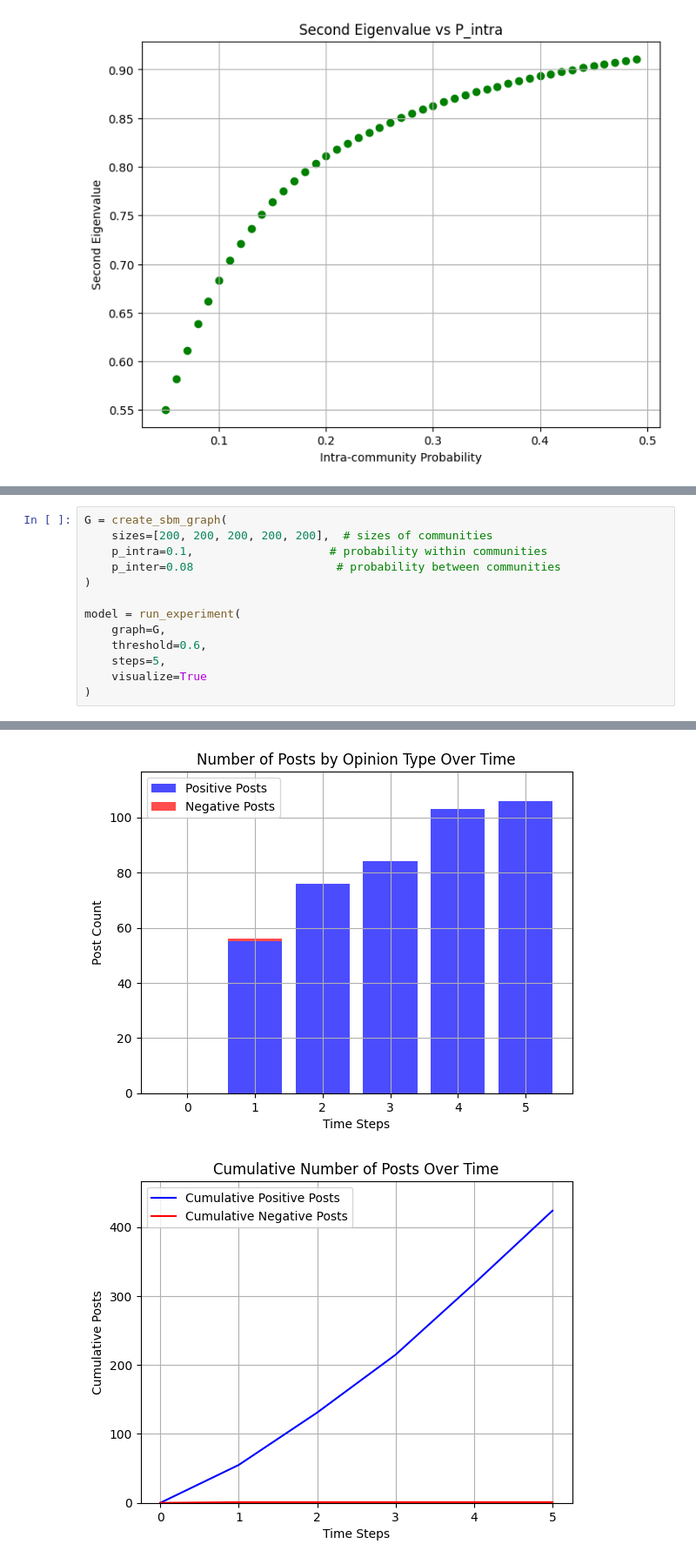
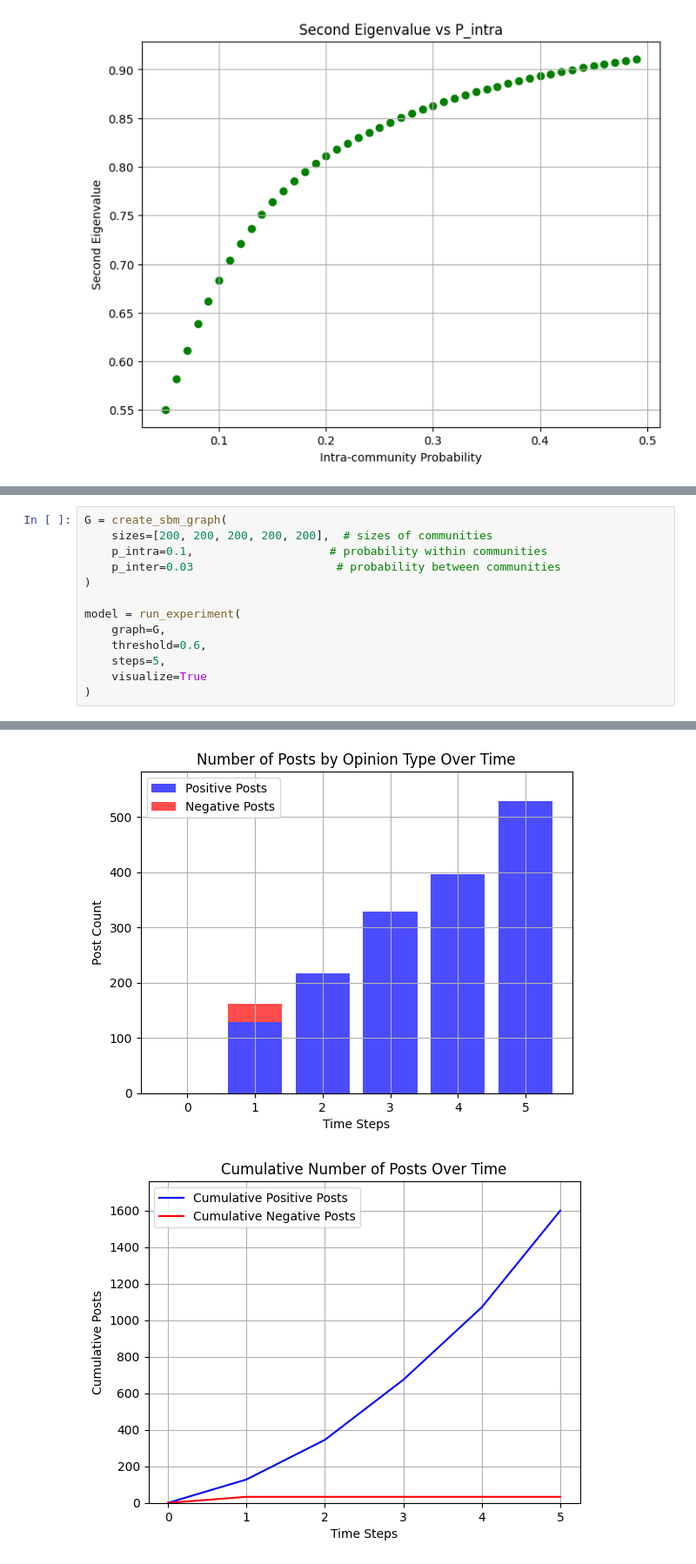
Before and after one commit to lexiekateb/amlds, a Jupyter notebook: experiments.ipynb, the cells around one changed output, grey strips where cells are left out. Shown at 87% size. Cells and saved outputs as stored; diff of their text form.

```diff
--- a/experiments.ipynb
+++ b/experiments.ipynb
@@ -494,7 +494,7 @@ Build the best SBM based on the above
 G = create_sbm_graph(
     sizes=[200, 200, 200, 200, 200],  # sizes of communities
     p_intra=0.1,                    # probability within communities
-    p_inter=0.08                     # probability between communities
+    p_inter=0.03                     # probability between communities
 )
 
 model = run_experiment(
@@ -515,2 +515,2 @@ Initial opinion distribution:
-[figure, old version]
+[figure, new version]
-[figure, old version]
+[figure, new version]
```
Also changed, not shown: parts of 5 cells of this notebook.
